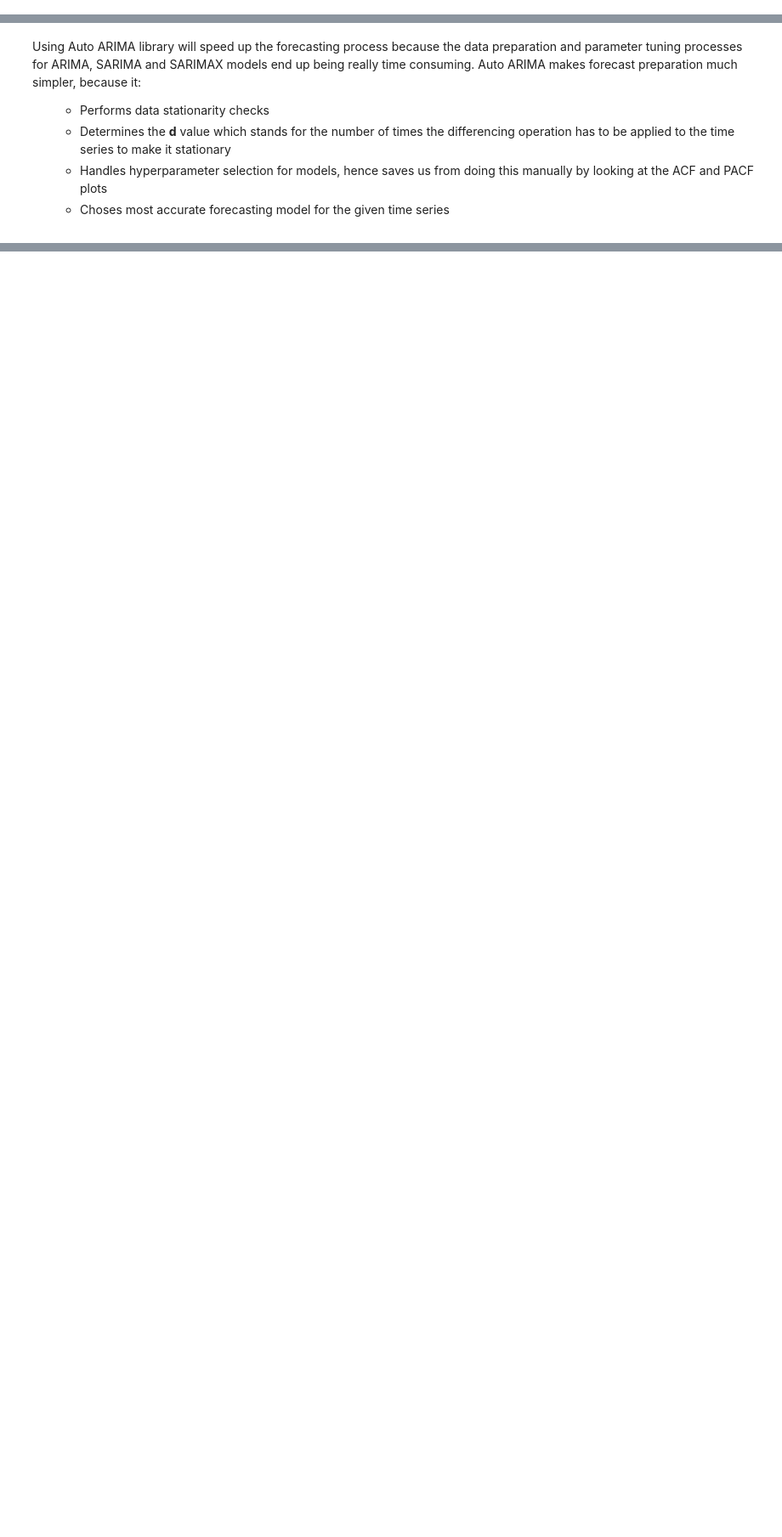
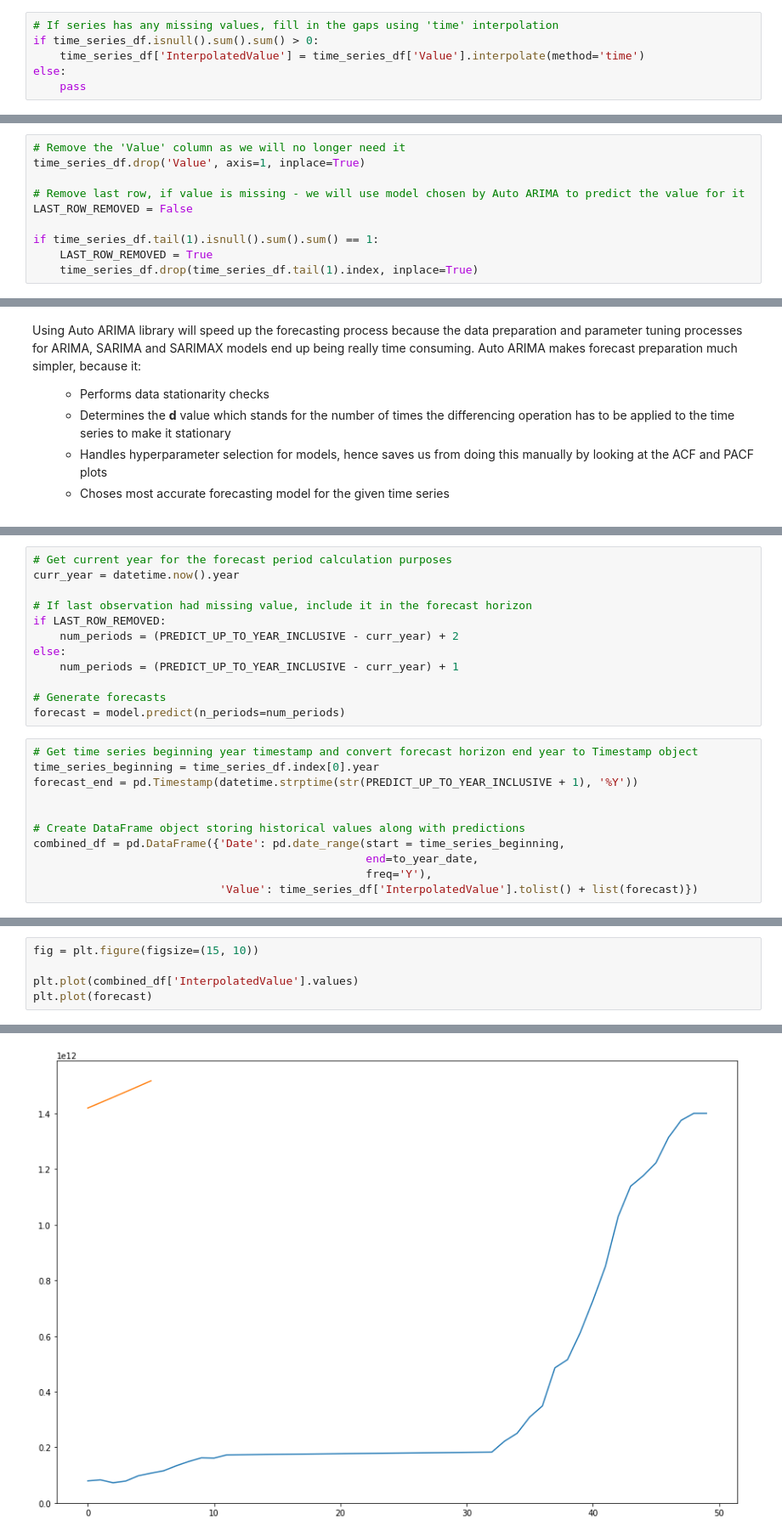
Before and after one commit to elzawie/world_bank_data_forecasting, a Jupyter notebook: world_bank_data_forecasting.ipynb, the cells around one changed output, grey strips where cells are left out. Shown at 85% size. Saved outputs shown, nothing was run; the diff lists cells and outputs as text; blank space fills up the shorter version.

Commit message:
Combine historical and predicted values

```diff
--- a/world_bank_data_forecasting.ipynb
+++ b/world_bank_data_forecasting.ipynb
@@ -59,0 +78,6 @@ else:
+# %%
+# If series has any missing values, fill in the gaps using 'time' interpolation
+if time_series_df.isnull().sum().sum() > 0:
+    time_series_df['InterpolatedValue'] = time_series_df['Value'].interpolate(method='time')
+else:
+    pass
@@ -60,2 +106,12 @@ else:
+# %%
+# Remove the 'Value' column as we will no longer need it
+time_series_df.drop('Value', axis=1, inplace=True)
+
+# Remove last row, if value is missing - we will use model chosen by Auto ARIMA to predict the value for it
+LAST_ROW_REMOVED = False
+
+if time_series_df.tail(1).isnull().sum().sum() == 1:
+    LAST_ROW_REMOVED = True
+    time_series_df.drop(time_series_df.tail(1).index, inplace=True)
 # %% [markdown]
 # Forecasting with Auto ARIMA
@@ -86,0 +158,23 @@ step_wise_model_selection = auto_arima(np.array(time_series_df['Value']),
+# %%
+# Get current year for the forecast period calculation purposes
+curr_year = datetime.now().year
+
+# If last observation had missing value, include it in the forecast horizon
+if LAST_ROW_REMOVED:
+    num_periods = (PREDICT_UP_TO_YEAR_INCLUSIVE - curr_year) + 2
+else:
+    num_periods = (PREDICT_UP_TO_YEAR_INCLUSIVE - curr_year) + 1
+
+# Generate forecasts
+forecast = model.predict(n_periods=num_periods)
+# %%
+# Get time series beginning year timestamp and convert forecast horizon end year to Timestamp object
+time_series_beginning = time_series_df.index[0].year
+forecast_end = pd.Timestamp(datetime.strptime(str(PREDICT_UP_TO_YEAR_INCLUSIVE + 1), '%Y'))
+
+
+# Create DataFrame object storing historical values along with predictions
+combined_df = pd.DataFrame({'Date': pd.date_range(start = time_series_beginning,
+                                                  end=to_year_date,
+                                                  freq='Y'),
+                            'Value': time_series_df['InterpolatedValue'].tolist() + list(forecast)})
@@ -86,0 +183,6 @@ step_wise_model_selection = auto_arima(np.array(time_series_df['Value']),
+# %%
+fig = plt.figure(figsize=(15, 10))
+
+plt.plot(combined_df['InterpolatedValue'].values)
+plt.plot(forecast)
+# %% [output]
@@ -86,0 +190 @@ step_wise_model_selection = auto_arima(np.array(time_series_df['Value']),
+[figure, added]
```
Also changed, not shown: parts of 19 cells of this notebook.
